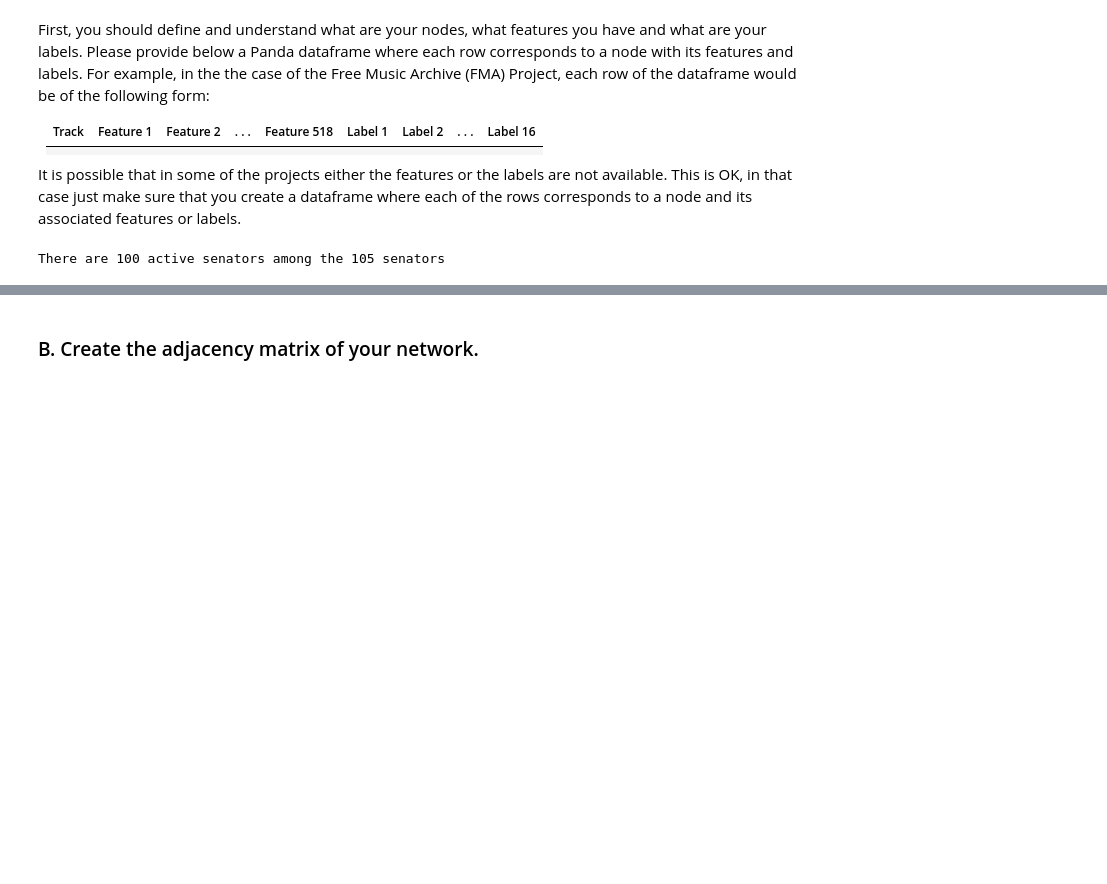
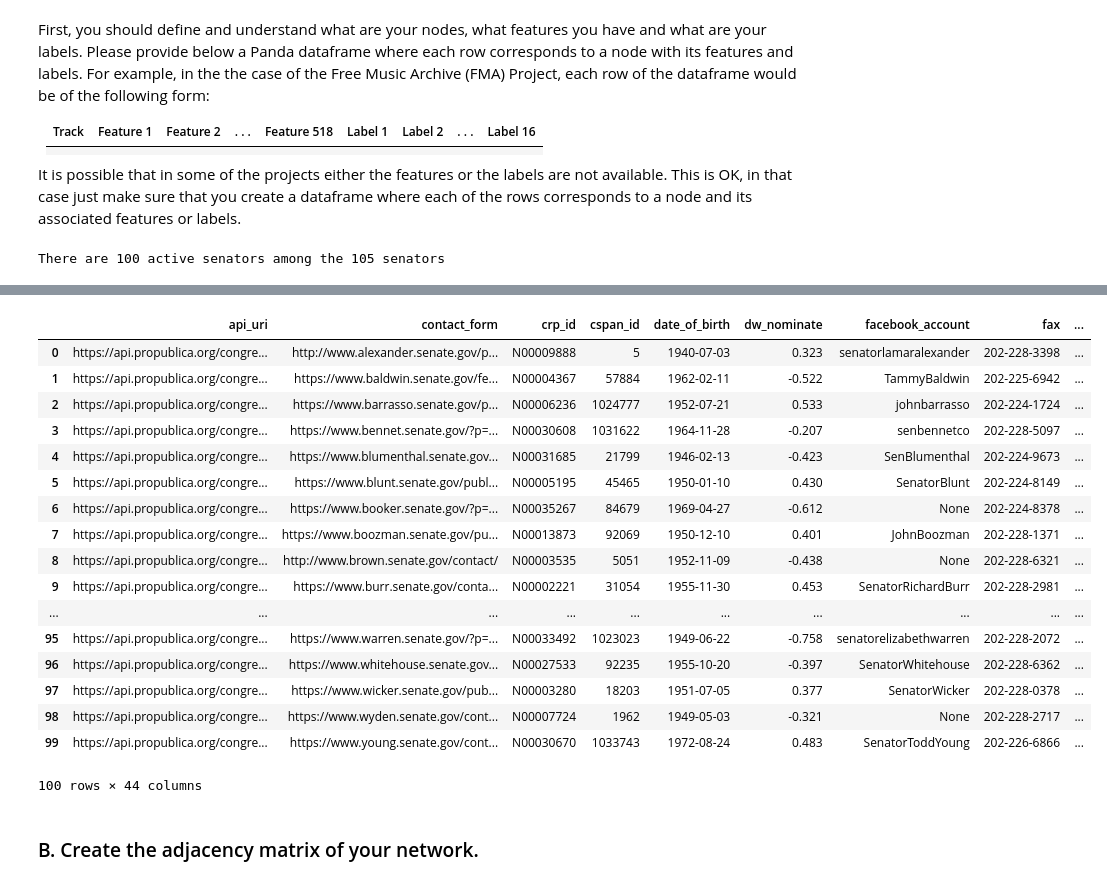
Before and after one commit to AgentAGadge/ntds_2018, a Jupyter notebook: milestones/1_network_properties.ipynb, the cells around one changed output, grey strips where cells are left out. Drawn from its saved outputs; the diff is of its cells as text; code cells hidden in the pictures; blank space fills up the shorter version.

```diff
--- a/milestones/1_network_properties.ipynb
+++ b/milestones/1_network_properties.ipynb
@@ -219,3 +151,24 @@ len(list(filter(lambda x: x == '115', k_congress_nbr)))
+# %%
+labels
+# %% [output]
+|  | api_uri | contact_form | crp_id | cspan_id | date_of_birth | dw_nominate | facebook_account | fax | ... |
+| 0 | https://api.propublica.org/congre... | http://www.alexander.senate.gov/p... | N00009888 | 5 | 1940-07-03 | 0.323 | senatorlamaralexander | 202-228-3398 | ... |
+| 1 | https://api.propublica.org/congre... | https://www.baldwin.senate.gov/fe... | N00004367 | 57884 | 1962-02-11 | -0.522 | TammyBaldwin | 202-225-6942 | ... |
+| 2 | https://api.propublica.org/congre... | https://www.barrasso.senate.gov/p... | N00006236 | 1024777 | 1952-07-21 | 0.533 | johnbarrasso | 202-224-1724 | ... |
+| 3 | https://api.propublica.org/congre... | https://www.bennet.senate.gov/?p=... | N00030608 | 1031622 | 1964-11-28 | -0.207 | senbennetco | 202-228-5097 | ... |
+| 4 | https://api.propublica.org/congre... | https://www.blumenthal.senate.gov... | N00031685 | 21799 | 1946-02-13 | -0.423 | SenBlumenthal | 202-224-9673 | ... |
+| 5 | https://api.propublica.org/congre... | https://www.blunt.senate.gov/publ... | N00005195 | 45465 | 1950-01-10 | 0.430 | SenatorBlunt | 202-224-8149 | ... |
+| 6 | https://api.propublica.org/congre... | https://www.booker.senate.gov/?p=... | N00035267 | 84679 | 1969-04-27 | -0.612 | None | 202-224-8378 | ... |
+| 7 | https://api.propublica.org/congre... | https://www.boozman.senate.gov/pu... | N00013873 | 92069 | 1950-12-10 | 0.401 | JohnBoozman | 202-228-1371 | ... |
+| 8 | https://api.propublica.org/congre... | http://www.brown.senate.gov/contact/ | N00003535 | 5051 | 1952-11-09 | -0.438 | None | 202-228-6321 | ... |
+| 9 | https://api.propublica.org/congre... | https://www.burr.senate.gov/conta... | N00002221 | 31054 | 1955-11-30 | 0.453 | SenatorRichardBurr | 202-228-2981 | ... |
+| ... | ... | ... | ... | ... | ... | ... | ... | ... | ... |
+| 95 | https://api.propublica.org/congre... | https://www.warren.senate.gov/?p=... | N00033492 | 1023023 | 1949-06-22 | -0.758 | senatorelizabethwarren | 202-228-2072 | ... |
+| 96 | https://api.propublica.org/congre... | https://www.whitehouse.senate.gov... | N00027533 | 92235 | 1955-10-20 | -0.397 | SenatorWhitehouse | 202-228-6362 | ... |
+| 97 | https://api.propublica.org/congre... | https://www.wicker.senate.gov/pub... | N00003280 | 18203 | 1951-07-05 | 0.377 | SenatorWicker | 202-228-0378 | ... |
+| 98 | https://api.propublica.org/congre... | https://www.wyden.senate.gov/cont... | N00007724 | 1962 | 1949-05-03 | -0.321 | None | 202-228-2717 | ... |
+| 99 | https://api.propublica.org/congre... | https://www.young.senate.gov/cont... | N00030670 | 1033743 | 1972-08-24 | 0.483 | SenatorToddYoung | 202-226-6866 | ... |
+100 rows × 44 columns
 # %% [markdown]
 ### B. Create the adjacency matrix of your network.
 # %% [markdown]
```
Also changed, not shown: parts of 40 cells of this notebook, 5 other files.
